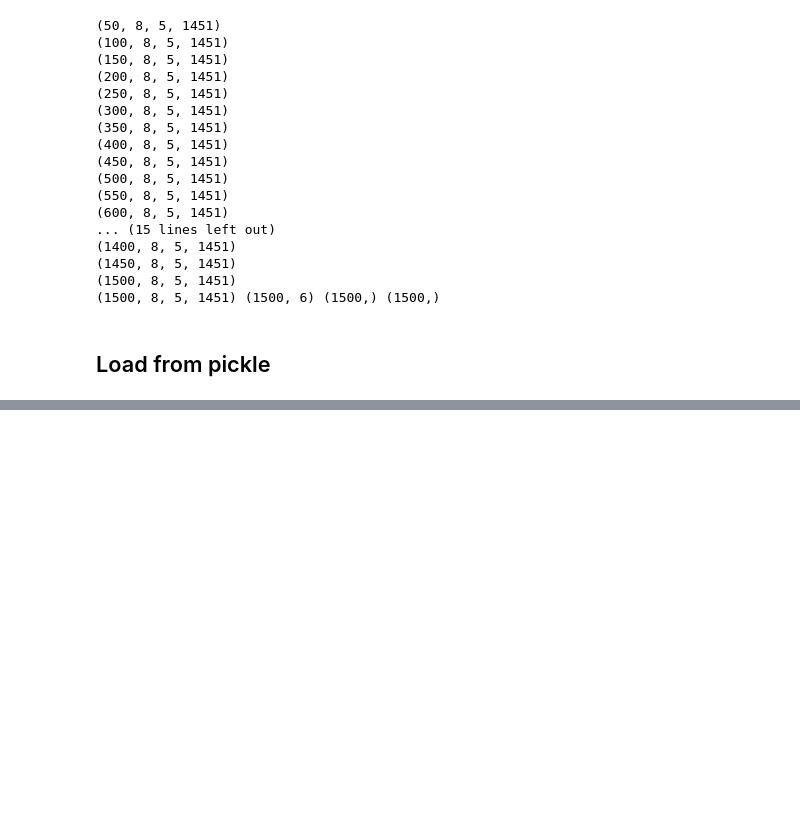
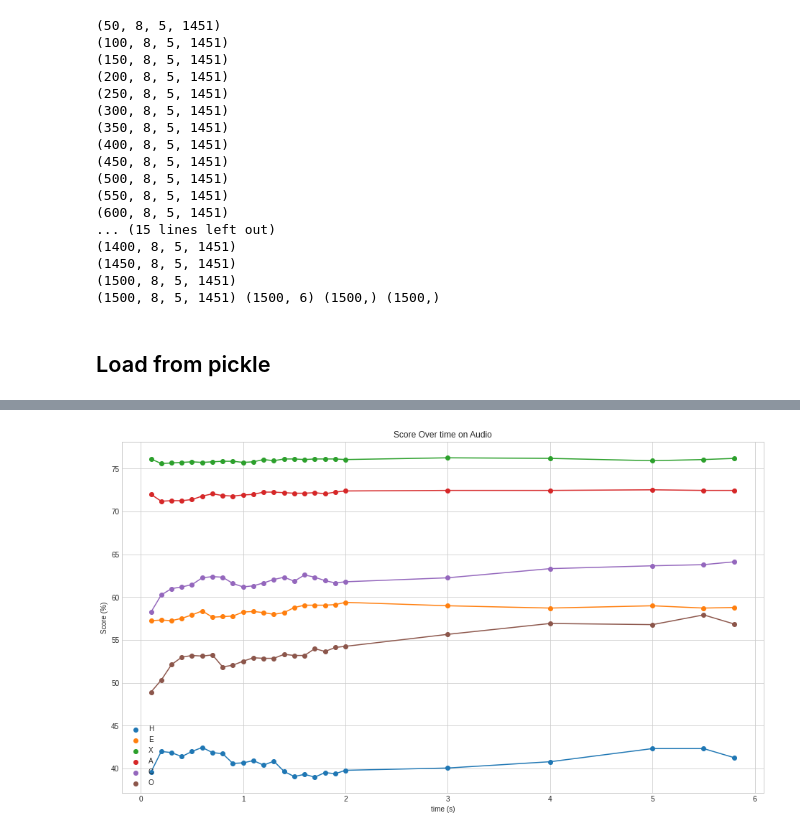
Before and after one commit to akraradets/2021JanHCI, a Jupyter notebook: 3-preprocess/4-Hypothesis2.ipynb, the cells around one changed output, grey strips where cells are left out. Drawn from its saved outputs; the diff is of its cells as text; code cells hidden in the pictures; blank space fills up the shorter version.

```diff
--- a/3-preprocess/4-Hypothesis2.ipynb
+++ b/3-preprocess/4-Hypothesis2.ipynb
@@ -341,3 +374,26 @@ plt.show()
+# %%
+fig, ax = plt.subplots(figsize=(16,9))
+ax.plot(times,np.array(score_time_audio['label_h'])*100)
+ax.plot(times,np.array(score_time_audio['label_e'])*100)
+ax.plot(times,np.array(score_time_audio['label_x'])*100)
+ax.plot(times,np.array(score_time_audio['label_a'])*100)
+ax.plot(times,np.array(score_time_audio['label_c'])*100)
+ax.plot(times,np.array(score_time_audio['label_o'])*100)
+
+ax.scatter(times,np.array(score_time_audio['label_h'])*100, label='H')
+ax.scatter(times,np.array(score_time_audio['label_e'])*100, label='E')
+ax.scatter(times,np.array(score_time_audio['label_x'])*100, label='X')
+ax.scatter(times,np.array(score_time_audio['label_a'])*100, label='A')
+ax.scatter(times,np.array(score_time_audio['label_c'])*100, label='C')
+ax.scatter(times,np.array(score_time_audio['label_o'])*100, label='O')
+
+ax.legend()
+ax.set_title('Score Over time on Audio')
+ax.set_xlabel('time (s)')
+ax.set_ylabel('Score (%)')
+plt.show()
+# %% [output]
+[figure, added]
 # %%
 fig, ax = plt.subplots(2,figsize=(20,20))
 
```
Also changed, not shown: parts of 9 cells of this notebook.
